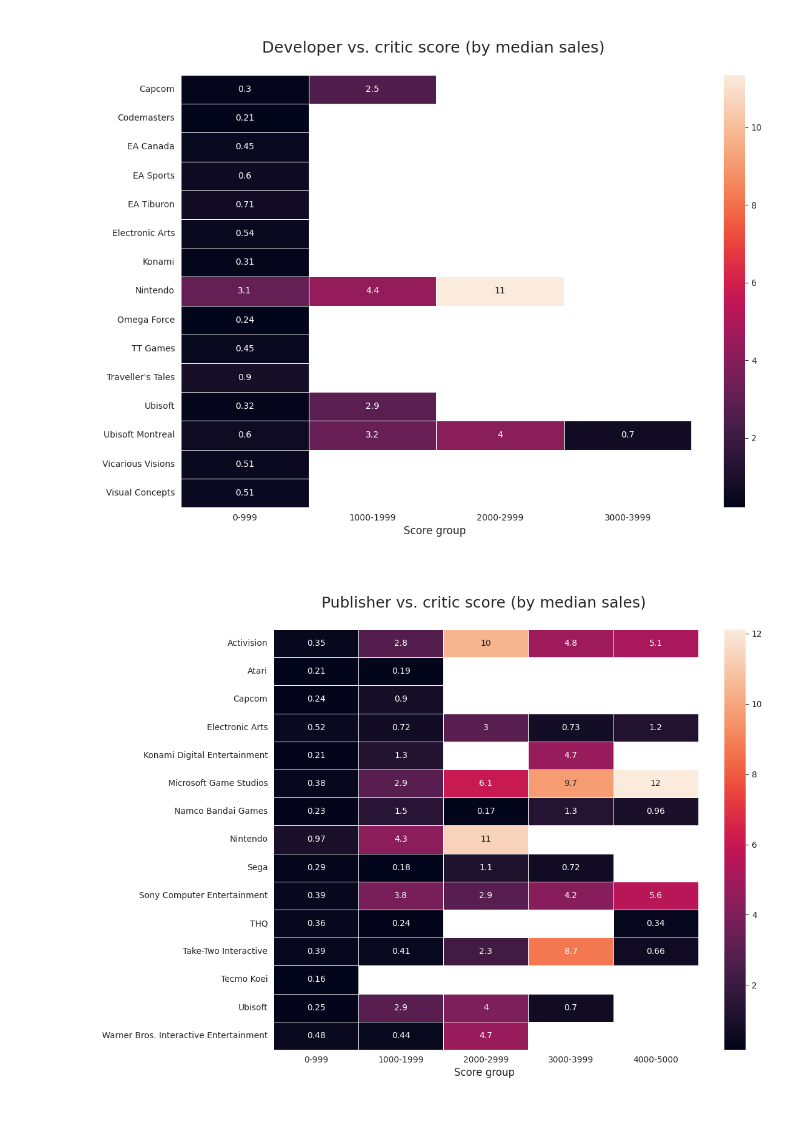
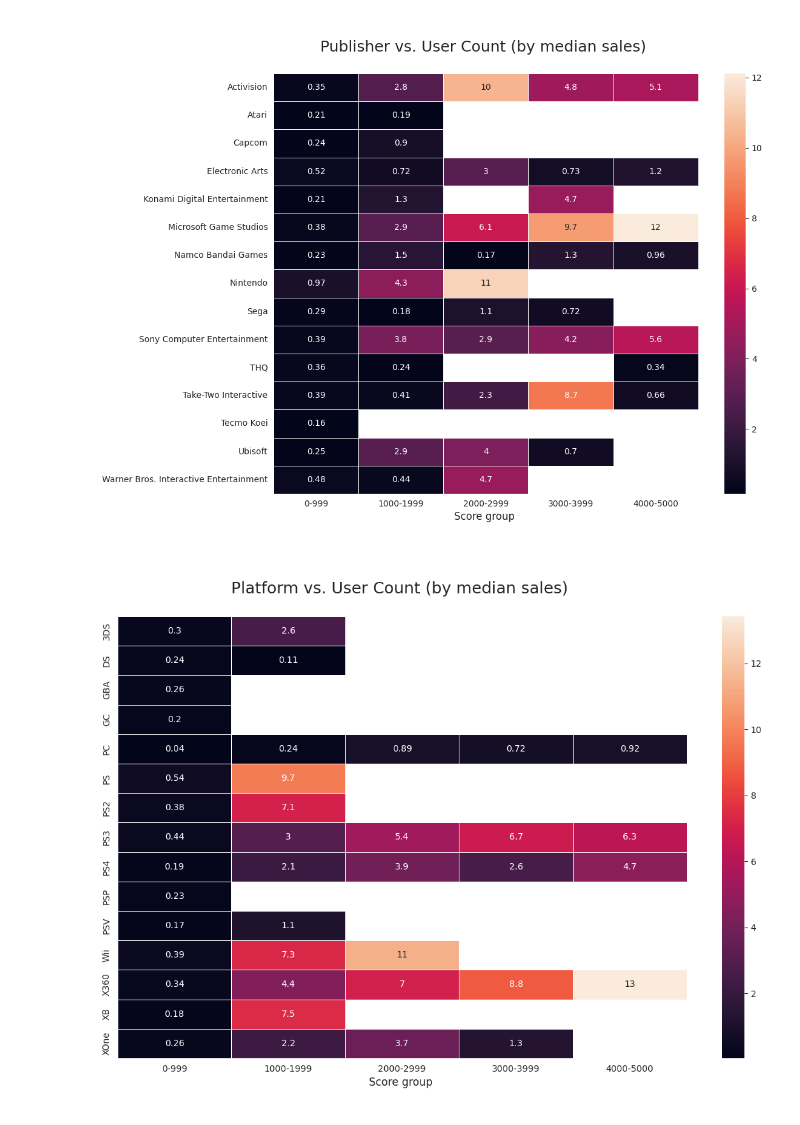
Before and after one commit to Deepthiezio/GamePredictiom, a Jupyter notebook: GamePrediction.ipynb, the cells around one changed output. Drawn from its saved outputs; the diff is of its cells as text; code cells hidden in the pictures.

```diff
--- a/GamePrediction.ipynb
+++ b/GamePrediction.ipynb
@@ -27,12 +54,16 @@ df[:8]
 # %%
-cols = ['Platform', 'Developer', 'Publisher', 'Genre']
+cols = ['Year_of_Release', 'Critic_Score', 'Publisher', 'Genre']
 
 for col in cols:
     chart = df[['Name', col]].groupby([col]).count().sort_values('Name', ascending=False).reset_index()
     sns.set_style("white")
     plt.figure(figsize=(12.4, 5))
     plt.xticks(rotation=90)
-    sns.barplot(x=col, y='Name', data=chart[:31], palette=sns.cubehelix_palette((12 if col == 'Genre' else 30), dark=0.3, light=.85, reverse=True)).set_title(('Game count by '+col), fontsize=16)
+
+
+
+    sns.barplot(x=col, y='Name', data=chart[:30], hue=col, palette=sns.cubehelix_palette((12 if col == 'Genre' else 30), dark=0.3, light=.85, reverse=True), dodge=False, legend=False).set_title(('Game count by '+col), fontsize=16)
+
     plt.ylabel('Count', fontsize=14)
-    plt.xlabel('details')
+    plt.xlabel('')
 # %% [output]
@@ -71,7 +98,7 @@ def score_group(score):
         return '0-999'
 # %%
 dfh = df.dropna(subset=['User_Count']).reset_index(drop=True)
-dfh['Score_Group'] = dfh['User_Count'].apply(lambda x: val_group(x))
+dfh['Score_Group'] = dfh['User_Count'].apply(lambda x: score_group(x)) # Changed val_group to score_group
 # %%
 def in_top(x):
     if x in pack:
@@ -94,16 +121,21 @@ def height(x):
     else:
         return 9
 # %%
-cols = ['Genre', 'Developer', 'Publisher', 'Platform']
+cols = ['Year_of_Release', 'Critic_Score', 'Genre', 'Publisher', 'Platform']
 for col in cols:
     pack = []
     top = dfh[['Name', col]].groupby([col]).count().sort_values('Name', ascending=False).reset_index()[:15]
     for x in top[col]:
         pack.append(x)
     dfh[col] = dfh[col].apply(lambda x: in_top(x))
-    dfh_platform = dfh[[col, 'Score_Group', 'Global_Sales']].groupby([col, 'Score_Group']).median().reset_index().pivot(index=col, columns="Score_Group", values="Global_Sales") # Use keyword arguments for index, columns, and values
-    plt.figure(figsize=(width(col), height(col)))
-    sns.heatmap(dfh_platform, annot=True, fmt=".2g", linewidths=.5).set_title((' \n'+col+' vs. critic score (by median sales) \n'), fontsize=18)
+    dfh_platform = dfh[[col,'Score_Group', 'Global_Sales']].groupby([col,'Score_Group']).median().reset_index().pivot(index=col, columns="Score_Group", values="Global_Sales")
+    w = width(col)
+    h = height(col)
+    if w is None or h is None:
+        print(f"Warning: Skipping plot for {col} due to invalid width or height.")
+        continue
+    plt.figure(figsize=(w, h))
+    sns.heatmap(dfh_platform, annot=True, fmt=".2g", linewidths=.5).set_title((' \n'+col+' vs. User Count (by median sales) \n'), fontsize=18)
     plt.ylabel('', fontsize=14)
     plt.xlabel('Score group \n', fontsize=12)
     pack = []
@@ -111,3 +145,3 @@ for col in cols:
 [figure]
-[figure, old version]
+[figure, new version]
-[figure, old version]
+[figure, new version]
```
Also changed, not shown: parts of 42 cells of this notebook.
